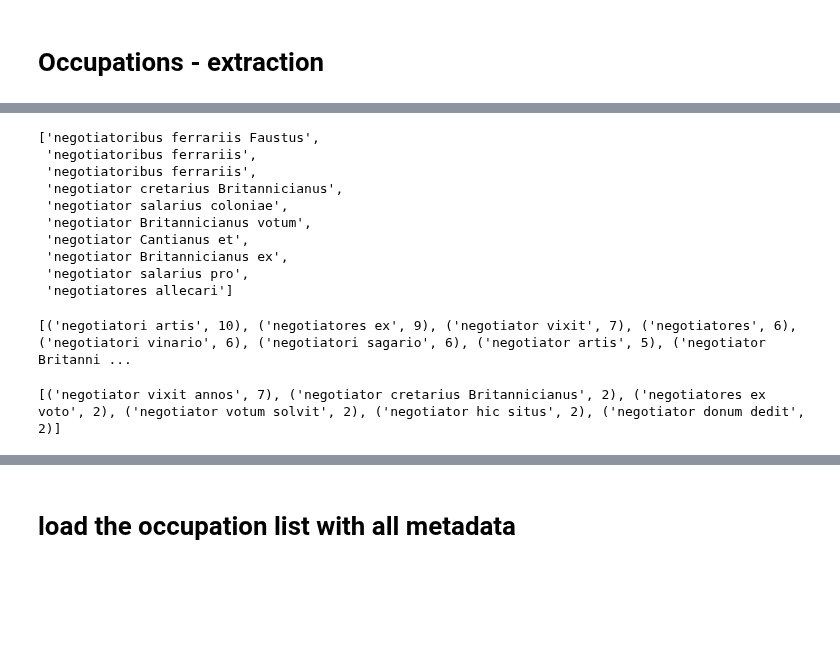
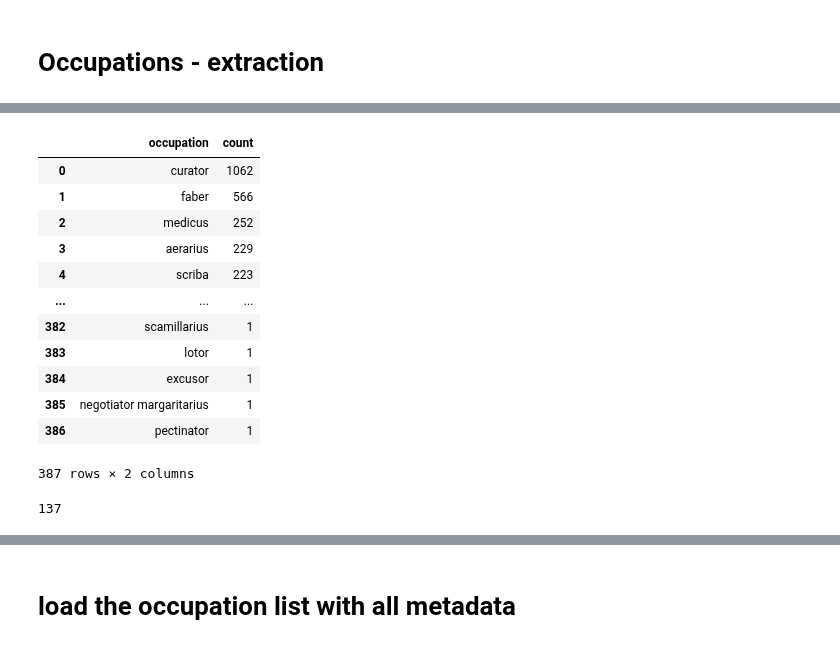
Before and after one commit to sdam-au/social_diversity, a Jupyter notebook: scripts/2_EXTRACTING-OCCUPATIONS&ORGANIZATIONS.ipynb, the cells around one changed output, grey strips where cells are left out. Drawn from its saved outputs; the diff is of its cells as text; code cells hidden in the pictures; blank space fills up the shorter version.

```diff
--- a/scripts/2_EXTRACTING-OCCUPATIONS&ORGANIZATIONS.ipynb
+++ b/scripts/2_EXTRACTING-OCCUPATIONS&ORGANIZATIONS.ipynb
@@ -236,24 +124,20 @@ Name: negotiator_context, Length: 147, dtype: object
-# %%
-negotiators_list = [item for sublist in LIRE_negotiator["negotiator_context"] for item in sublist]
-negotiators_list[:10]
-# %% [output]
-['negotiatoribus ferrariis Faustus',
- 'negotiatoribus ferrariis',
- 'negotiatoribus ferrariis',
- 'negotiator cretarius Britannicianus',
- 'negotiator salarius coloniae',
- 'negotiator Britannicianus votum',
- 'negotiator Cantianus et',
- 'negotiator Britannicianus ex',
- 'negotiator salarius pro',
- 'negotiatores allecari']
-# %%
-negotiators_list_bigrams = [" ".join(el.split()[:2]) for el in negotiators_list]
-print([tup for tup in nltk.FreqDist(negotiators_list_bigrams).most_common() if tup[1] > 1])
-# %% [output]
-[('negotiatori artis', 10), ('negotiatores ex', 9), ('negotiator vixit', 7), ('negotiatores', 6), ('negotiatori vinario', 6), ('negotiatori sagario', 6), ('negotiator artis', 5), ('negotiator Britanni ...
-# %%
-negotiators_list_trigrams = [" ".join(el.split()[:3]) for el in negotiators_list if len(el.split()) > 2]
-print([tup for tup in nltk.FreqDist(negotiators_list_trigrams).most_common() if tup[1] > 1])
-# %% [output]
-[('negotiator vixit annos', 7), ('negotiator cretarius Britannicianus', 2), ('negotiatores ex voto', 2), ('negotiator votum solvit', 2), ('negotiator hic situs', 2), ('negotiator donum dedit', 2)]
+# %%
+occupations_counts
+# %% [output]
+|  | occupation | count |
+| 0 | curator | 1062 |
+| 1 | faber | 566 |
+| 2 | medicus | 252 |
+| 3 | aerarius | 229 |
+| 4 | scriba | 223 |
+| ... | ... | ... |
+| 382 | scamillarius | 1 |
+| 383 | lotor | 1 |
+| 384 | excusor | 1 |
+| 385 | negotiator margaritarius | 1 |
+| 386 | pectinator | 1 |
+387 rows × 2 columns
+# %%
+len(occupations_counts[occupations_counts["count"]==1])
+# %% [output]
+137
```
Also changed, not shown: parts of 44 cells of this notebook, 6 other files.
